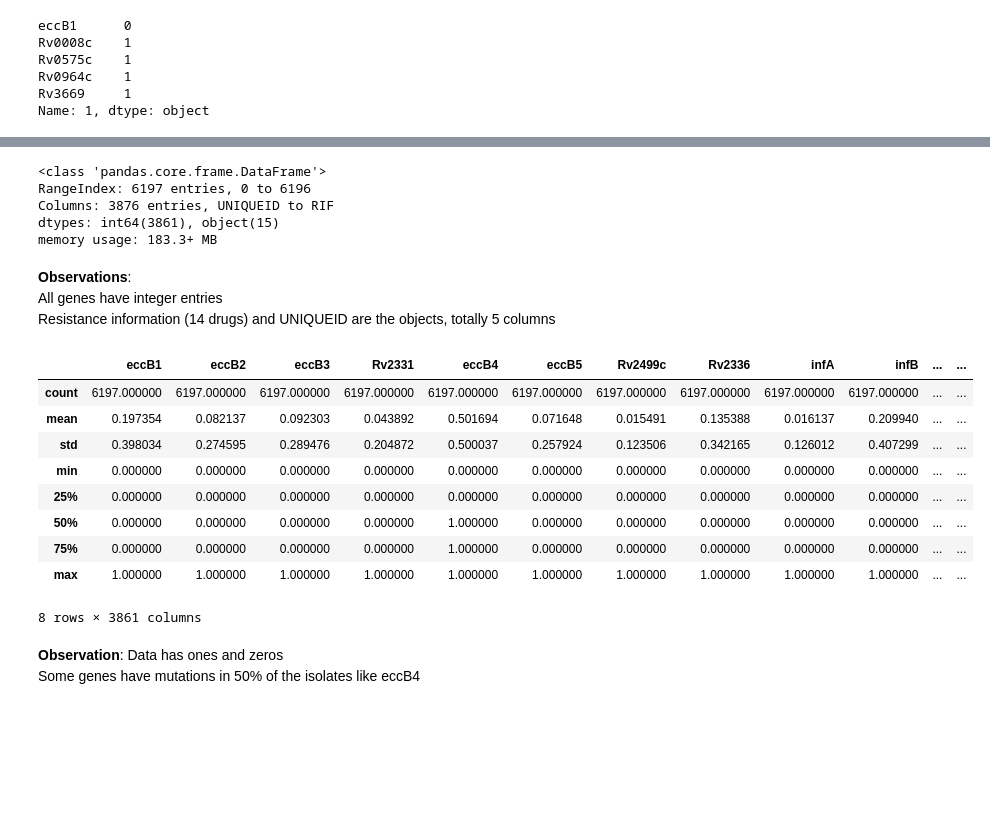
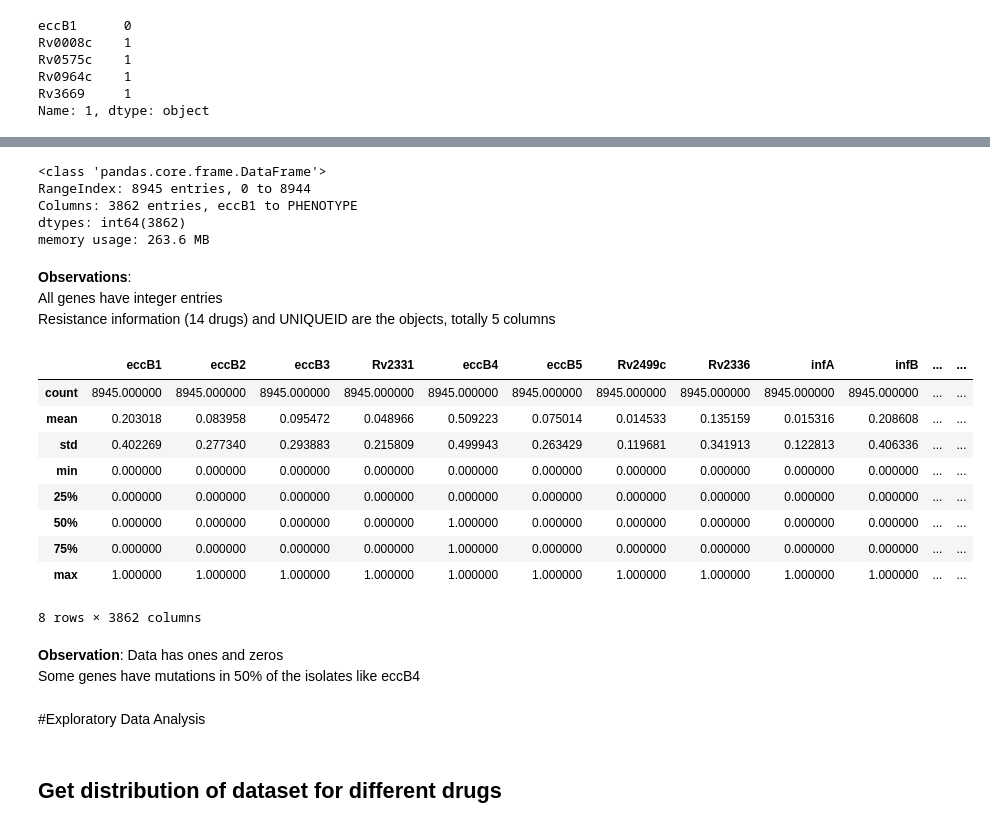
Before and after one commit to VinylBr/DeepLearningvsML_TBResistancePrediction, a Jupyter notebook: Project_184026002.ipynb, the cells around one changed output, grey strips where cells are left out. Cells and saved outputs as stored; diff of their text form; code cells hidden in the pictures; blank space fills up the shorter version.

```diff
--- a/Project_184026002.ipynb
+++ b/Project_184026002.ipynb
@@ -47,7 +68,7 @@ for LEV alone there were around 20,668 samples <br>
 using LEV + CRyPTIC dataset <br>
 # %%
 df = pd.read_csv("TEST_LEV.csv")
-Resistance_status_df = pd.read_excel("Resistantstatus.xlsx")
+Resistance_status_df = pd.read_csv("DST_LEV.csv")
 # %%
 df.head()
 # %% [output]
@@ -70,6 +91,7 @@ Resistance_status_df.head()
 # %%
 df.columns = df.columns.str.replace("SAMPLEID", "UNIQUEID") #change to allow concat
-df_alldrugs = pd.concat([df, Resistance_status_df], axis = 1, join = "inner") #concat dataframes with the column column UNIQUEID along axis 1 (columns), by keeping intersection of UNIQUEIDs
+df_LEV = df.merge(Resistance_status_df[["UNIQUEID","PHENOTYPE"]], how = "left", on = "UNIQUEID") #concat dataframes with the column column UNIQUEID along axis 1 (columns), by keeping intersection of UNIQUEIDs
+df_LEV['PHENOTYPE'] = df_LEV['PHENOTYPE'].map({'R':1, 'S':0})
 # %% [markdown]
 **Check
 # %%
@@ -93,0 +155,7 @@ Name: 1, dtype: object
+# %%
+
+train_size = 0.8
+random_state = 11
+X_train, X_test, y_train, y_test = train_test_split(df_LEV.iloc[:,1:-1], df_LEV.iloc[:,-1],train_size = train_size, random_state = random_state, stratify = df_LEV.iloc[:,-1])
+
+df_data = pd.concat([X_train, y_train], axis = 1).reset_index(drop = True)
@@ -94,29 +176,33 @@ Name: 1, dtype: object
 # %%
-df_alldrugs.info()
+df_data.info()
 # %% [output]
 <class 'pandas.core.frame.DataFrame'>
-RangeIndex: 6197 entries, 0 to 6196
-Columns: 3876 entries, UNIQUEID to RIF
-dtypes: int64(3861), object(15)
-memory usage: 183.3+ MB
+RangeIndex: 8945 entries, 0 to 8944
+Columns: 3862 entries, eccB1 to PHENOTYPE
+dtypes: int64(3862)
+memory usage: 263.6 MB
 # %% [markdown]
 **Observations**: <br>
 All genes have integer entries <br>
 Resistance information (14 drugs) and UNIQUEID are the objects, totally 5 columns
 # %%
-df_alldrugs.describe()
+df_data.describe()
 # %% [output]
 |  | eccB1 | eccB2 | eccB3 | Rv2331 | eccB4 | eccB5 | Rv2499c | Rv2336 | infA | infB | ... | ... |
-| count | 6197.000000 | 6197.000000 | 6197.000000 | 6197.000000 | 6197.000000 | 6197.000000 | 6197.000000 | 6197.000000 | 6197.000000 | 6197.000000 | ... | ... |
-| mean | 0.197354 | 0.082137 | 0.092303 | 0.043892 | 0.501694 | 0.071648 | 0.015491 | 0.135388 | 0.016137 | 0.209940 | ... | ... |
-| std | 0.398034 | 0.274595 | 0.289476 | 0.204872 | 0.500037 | 0.257924 | 0.123506 | 0.342165 | 0.126012 | 0.407299 | ... | ... |
+| count | 8945.000000 | 8945.000000 | 8945.000000 | 8945.000000 | 8945.000000 | 8945.000000 | 8945.000000 | 8945.000000 | 8945.000000 | 8945.000000 | ... | ... |
+| mean | 0.203018 | 0.083958 | 0.095472 | 0.048966 | 0.509223 | 0.075014 | 0.014533 | 0.135159 | 0.015316 | 0.208608 | ... | ... |
+| std | 0.402269 | 0.277340 | 0.293883 | 0.215809 | 0.499943 | 0.263429 | 0.119681 | 0.341913 | 0.122813 | 0.406336 | ... | ... |
 | min | 0.000000 | 0.000000 | 0.000000 | 0.000000 | 0.000000 | 0.000000 | 0.000000 | 0.000000 | 0.000000 | 0.000000 | ... | ... |
 | 25% | 0.000000 | 0.000000 | 0.000000 | 0.000000 | 0.000000 | 0.000000 | 0.000000 | 0.000000 | 0.000000 | 0.000000 | ... | ... |
 | 50% | 0.000000 | 0.000000 | 0.000000 | 0.000000 | 1.000000 | 0.000000 | 0.000000 | 0.000000 | 0.000000 | 0.000000 | ... | ... |
 | 75% | 0.000000 | 0.000000 | 0.000000 | 0.000000 | 1.000000 | 0.000000 | 0.000000 | 0.000000 | 0.000000 | 0.000000 | ... | ... |
 | max | 1.000000 | 1.000000 | 1.000000 | 1.000000 | 1.000000 | 1.000000 | 1.000000 | 1.000000 | 1.000000 | 1.000000 | ... | ... |
-8 rows × 3861 columns
+8 rows × 3862 columns
 # %% [markdown]
 **Observation**:
 Data has ones and zeros <br>
 Some genes have mutations in 50% of the isolates like eccB4
+# %% [markdown]
+#Exploratory Data Analysis
+# %% [markdown]
+## Get distribution of dataset for different drugs
```
Also changed, not shown: parts of 60 cells of this notebook.
